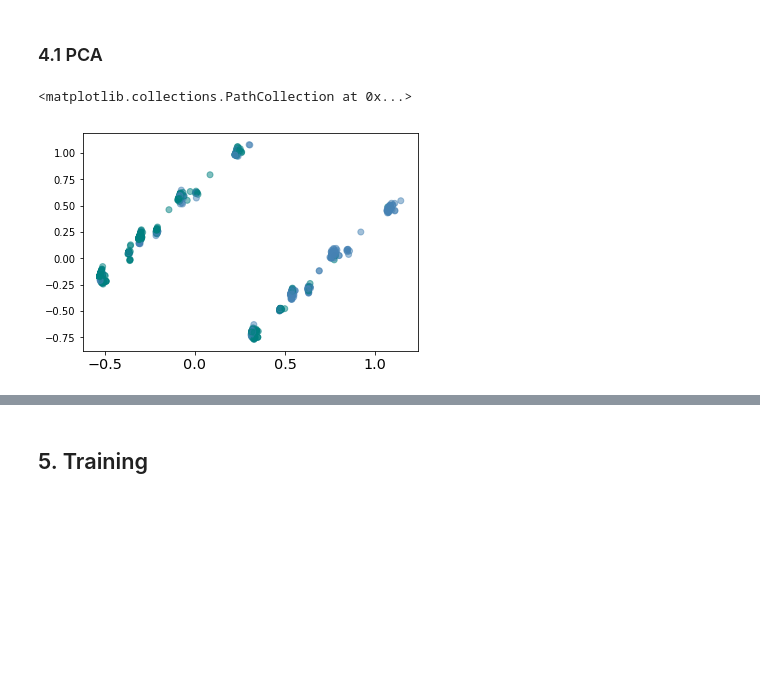
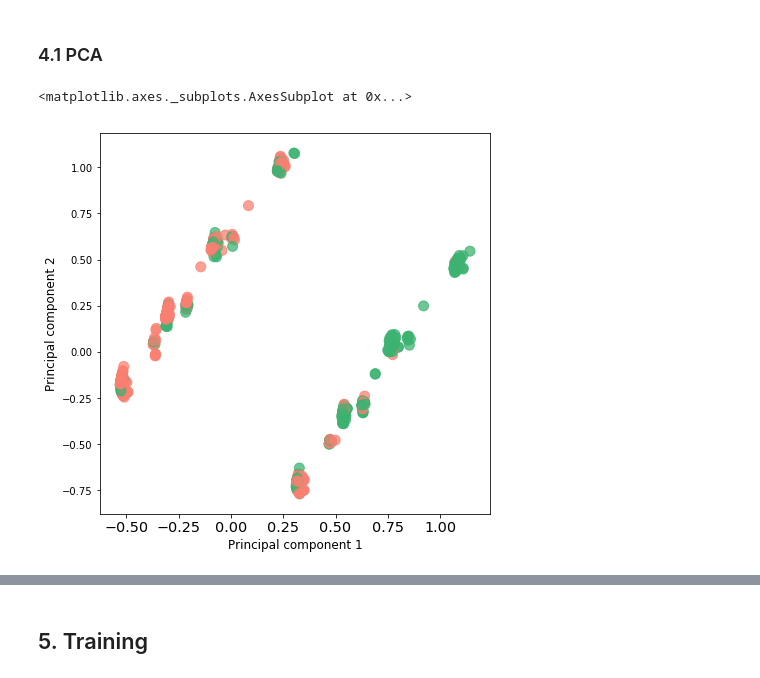
Before and after one commit to GlaIZier/titanic-prediction, a Jupyter notebook: notebooks/approach2.ipynb, the cells around one changed output, grey strips where cells are left out. Saved outputs shown, nothing was run; the diff lists cells and outputs as text; code cells hidden in the pictures; blank space fills up the shorter version.

```diff
--- a/notebooks/approach2.ipynb
+++ b/notebooks/approach2.ipynb
@@ -299,13 +299,16 @@ splits = 5
 # %%
 from sklearn.decomposition import PCA
 
 pca = PCA(n_components=2)
 x_train_full_transformed = pca.fit_transform(x_train_full)
+x_train_full_transformed = pd.DataFrame(data=x_train_full_transformed[:, :],
+                                        columns=['Principal component 1', 'Principal component 2'])
 y_train_full_color = y_train_full.copy()
-y_train_full_color[y_train_full_color==0] = 'Teal'
-y_train_full_color[y_train_full_color==1] = 'SteelBlue'
-plt.scatter(x_train_full_transformed[:, 0], x_train_full_transformed[:, 1], color=y_train_full_color, alpha=0.5)
-# plt.show()
+y_train_full_color[y_train_full_color==0] = 'Salmon'
+y_train_full_color[y_train_full_color==1] = 'MediumSeaGreen'
+x_train_full_transformed.plot(kind='scatter', x=x_train_full_transformed.columns[0],
+                              y=x_train_full_transformed.columns[1], figsize=(7, 7), s=100,
+                              color=y_train_full_color, alpha=0.75)
 # %% [output]
-<matplotlib.collections.PathCollection at 0x...>
+<matplotlib.axes._subplots.AxesSubplot at 0x...>
-[figure, old version]
+[figure, new version]
```
Also changed, not shown: parts of 10 cells of this notebook.
